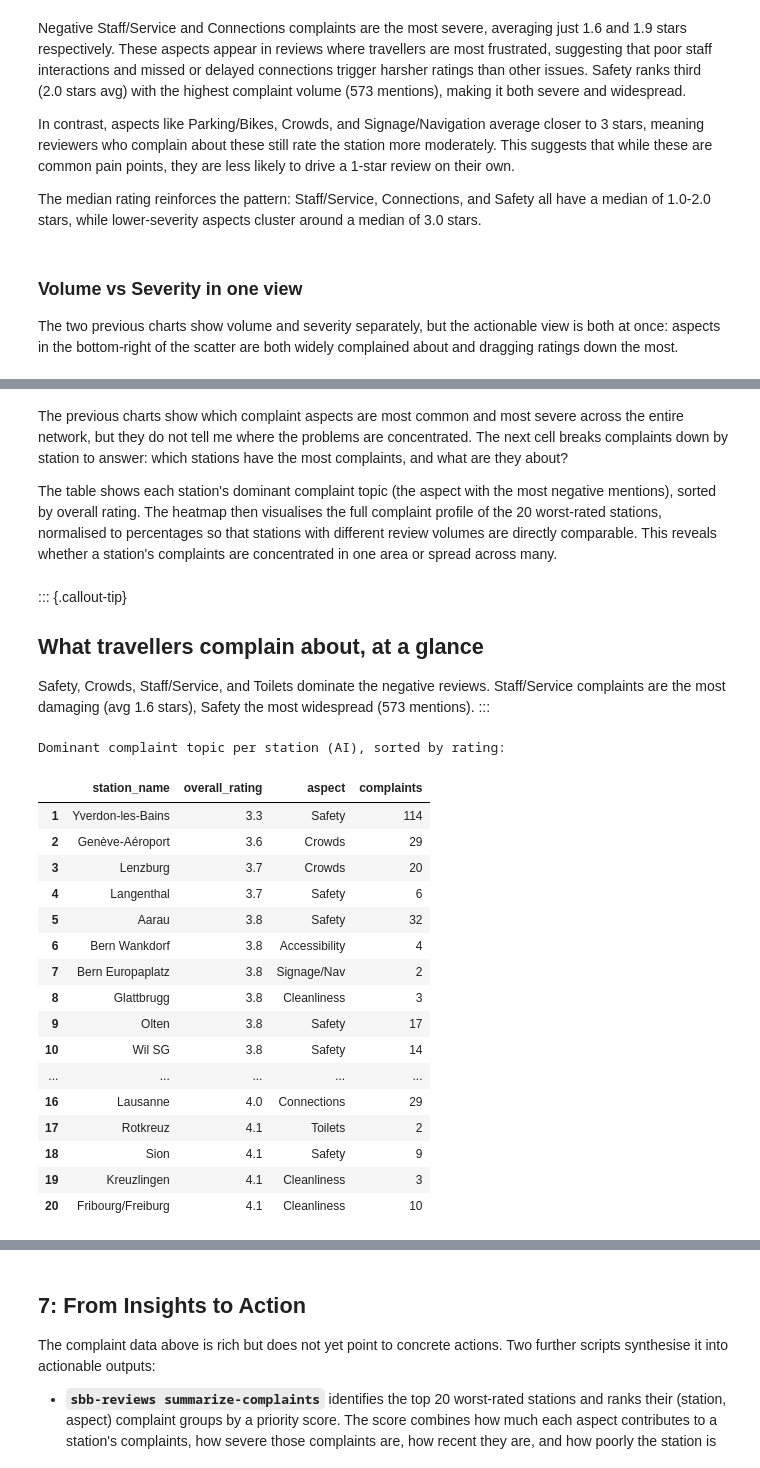
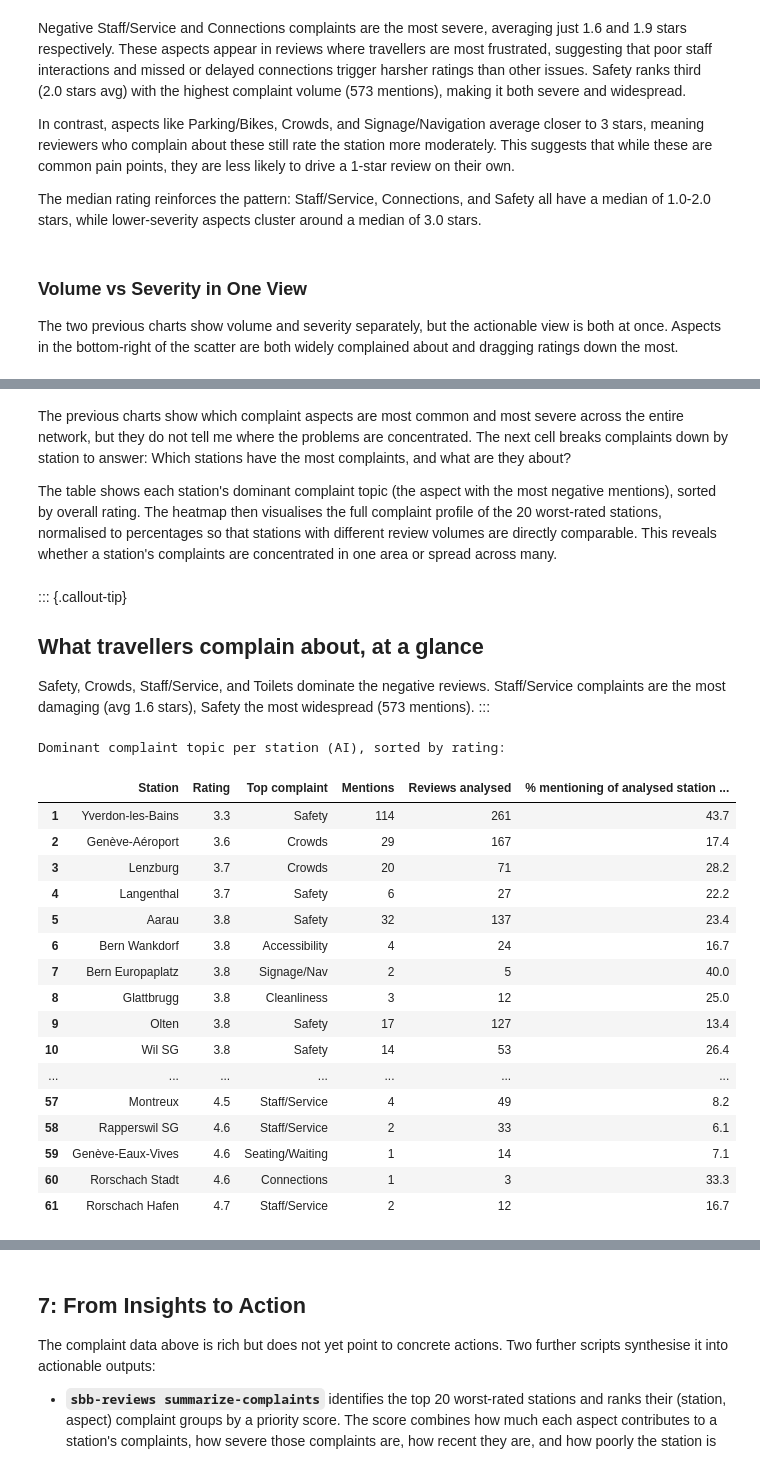
Before and after one commit to miniatureseal/sbb-train-station-analysis, a Jupyter notebook: notebooks/station_reviews.ipynb, the cells around one changed output, grey strips where cells are left out. Cells and saved outputs as stored; diff of their text form; code cells hidden in the pictures.

```diff
--- a/notebooks/station_reviews.ipynb
+++ b/notebooks/station_reviews.ipynb
@@ -1148,7 +1136,7 @@ if 'ai' in dir() and len(ai):
         x='aspect', y='avg_rating',
         color='avg_rating',
         color_continuous_scale='RdYlGn',
-        title='Aspect severity: average review rating per negative aspect',
+        title='Aspect Severity: Average Review Rating per Negative Aspect',
         labels={'avg_rating': 'Avg rating of reviews', 'aspect': ''},
         text='label',
     )
@@ -1188,9 +1176,9 @@ This suggests that while these are common pain points, they are less likely to d
 The median rating reinforces the pattern: Staff/Service, Connections, and Safety all have a median of 1.0-2.0 stars,
 while lower-severity aspects cluster around a median of 3.0 stars.
 # %% [markdown]
-### Volume vs Severity in one view
+### Volume vs Severity in One View
 
-The two previous charts show volume and severity separately, but the actionable view is both at once: aspects in the bottom-right of the scatter are both widely complained about and dragging ratings down the most.
+The two previous charts show volume and severity separately, but the actionable view is both at once. Aspects in the bottom-right of the scatter are both widely complained about and dragging ratings down the most.
 # %%
 #| label: fig-volume-severity
 #| fig-cap: "Volume vs severity per aspect. Bottom-right = widespread and severe."
@@ -1217,7 +1205,7 @@ if 'ai' in dir() and len(ai):
 # %% [output]
 [interactive output not drawn]
 # %% [markdown]
-The previous charts show which complaint aspects are most common and most severe across the entire network, but they do not tell me where the problems are concentrated. The next cell breaks complaints down by station to answer: which stations have the most complaints, and what are they about?
+The previous charts show which complaint aspects are most common and most severe across the entire network, but they do not tell me where the problems are concentrated. The next cell breaks complaints down by station to answer: Which stations have the most complaints, and what are they about?
 
 The table shows each station's dominant complaint topic (the aspect with the most negative mentions), sorted by overall rating. The heatmap then visualises the full complaint profile of the 20 worst-rated stations, normalised to percentages so that stations with different review volumes are directly comparable. This reveals whether a station's complaints are concentrated in one area or spread across many.
 # %% [markdown]
@@ -1227,7 +1215,7 @@ Safety, Crowds, Staff/Service, and Toilets dominate the negative reviews. Staff/
 :::
 # %%
 #| label: fig-station-heatmap
-#| fig-cap: "Per-station complaint profile, top 20 worst-rated stations."
+#| fig-cap: "Per-station complaint profile: the 20 worst-rated stations × aspect, normalised to percentages so stations with different review volumes are comparable."
 # Per-station complaint summary (AI)
 if 'ai' in dir() and len(ai):
     neg = ai[ai['sentiment'] == 'negative'].copy()
@@ -1237,15 +1225,28 @@ if 'ai' in dir() and len(ai):
     keep_aspects = aspect_totals[aspect_totals >= MIN_COMPLAINTS_PER_ASPECT].index
     neg = neg[neg['aspect'].isin(keep_aspects)]
 
+    # Number of unique reviews analysed per station (denominator for %)
+    reviews_analysed = (
+        ai.drop_duplicates(['station_name', 'date_estimated', 'text'])
+        .groupby('station_name')
+        .size()
+        .rename('reviews_analysed')
+    )
+
     station_aspect = (
         neg.groupby(['station_name', 'aspect'])
         .size()
         .reset_index(name='complaints')
     )
 
-    # Add station rating
+    # Attach station rating + total reviews analysed
     stn_ratings = done.drop_duplicates('name')[['name', 'overall_rating']]
-    station_aspect = station_aspect.merge(stn_ratings, left_on='station_name', right_on='name', how='left').drop(columns='name')
+    station_aspect = (
+        station_aspect
+        .merge(stn_ratings, left_on='station_name', right_on='name', how='left')
+        .drop(columns='name')
+        .merge(reviews_analysed, on='station_name', how='left')
+    )
 
     # Dominant complaint per station, sorted by rating ascending (worst first)
     dominant = (
@@ -1255,53 +1256,59 @@ if 'ai' in dir() and len(ai):
         .sort_values('overall_rating', ascending=True)
         .reset_index(drop=True)
     )
+    dominant['pct_mentioning'] = (dominant['complaints'] / dominant['reviews_analysed'] * 100).round(1)
     dominant.index += 1
-    print("Dominant complaint topic per station (AI), sorted by rating:")
-    display(dominant[['station_name','overall_rating','aspect','complaints']].head(20))
 
-    # Heatmap: station × aspect complaint profile (top 20 worst-rated)
+    table = dominant[['station_name', 'overall_rating', 'aspect', 'complaints', 'reviews_analysed', 'pct_mentioning']].copy()
+    table.columns = ['Station', 'Rating', 'Top complaint', 'Mentions', 'Reviews analysed', '% mentioning of analysed station reviews']
+
+    print('Dominant complaint topic per station (AI), sorted by rating:')
+    with pd.option_context('display.max_rows', None):
+        display(table)
+
+    # Heatmap: station × aspect complaint profile (top 20 worst-rated only)
     top20 = dominant.head(20)['station_name'].tolist()
     pivot = (
         station_aspect[station_aspect['station_name'].isin(top20)]
         .pivot(index='station_name', columns='aspect', values='complaints')
         .fillna(0)
         .astype(int)
     )
     # Sort heatmap rows by rating ascending
     rating_order = dominant[dominant['station_name'].isin(top20)].set_index('station_name')['overall_rating']
     pivot = pivot.loc[rating_order.sort_values().index]
 
     # Normalize to percentages (row-wise)
     pivot = pivot.div(pivot.sum(axis=1), axis=0) * 100
 
     fig = px.imshow(
         pivot,
         color_continuous_scale='Reds',
         title='Complaint profile: Top 20 worst-rated stations (% of complaints per aspect)',
         labels={'color': '% of complaints'},
         aspect='auto',
         height=600,
         text_auto='.0f',
     )
     fig.show()
 # %% [output]
 Dominant complaint topic per station (AI), sorted by rating:
-|  | station_name | overall_rating | aspect | complaints |
-| 1 | Yverdon-les-Bains | 3.3 | Safety | 114 |
-| 2 | Genève-Aéroport | 3.6 | Crowds | 29 |
-| 3 | Lenzburg | 3.7 | Crowds | 20 |
-| 4 | Langenthal | 3.7 | Safety | 6 |
-| 5 | Aarau | 3.8 | Safety | 32 |
-| 6 | Bern Wankdorf | 3.8 | Accessibility | 4 |
-| 7 | Bern Europaplatz | 3.8 | Signage/Nav | 2 |
-| 8 | Glattbrugg | 3.8 | Cleanliness | 3 |
-| 9 | Olten | 3.8 | Safety | 17 |
-| 10 | Wil SG | 3.8 | Safety | 14 |
-| ... | ... | ... | ... | ... |
-| 16 | Lausanne | 4.0 | Connections | 29 |
-| 17 | Rotkreuz | 4.1 | Toilets | 2 |
-| 18 | Sion | 4.1 | Safety | 9 |
-| 19 | Kreuzlingen | 4.1 | Cleanliness | 3 |
-| 20 | Fribourg/Freiburg | 4.1 | Cleanliness | 10 |
+|  | Station | Rating | Top complaint | Mentions | Reviews analysed | % mentioning of analysed station ... |
+| 1 | Yverdon-les-Bains | 3.3 | Safety | 114 | 261 | 43.7 |
+| 2 | Genève-Aéroport | 3.6 | Crowds | 29 | 167 | 17.4 |
+| 3 | Lenzburg | 3.7 | Crowds | 20 | 71 | 28.2 |
+| 4 | Langenthal | 3.7 | Safety | 6 | 27 | 22.2 |
+| 5 | Aarau | 3.8 | Safety | 32 | 137 | 23.4 |
+| 6 | Bern Wankdorf | 3.8 | Accessibility | 4 | 24 | 16.7 |
+| 7 | Bern Europaplatz | 3.8 | Signage/Nav | 2 | 5 | 40.0 |
+| 8 | Glattbrugg | 3.8 | Cleanliness | 3 | 12 | 25.0 |
+| 9 | Olten | 3.8 | Safety | 17 | 127 | 13.4 |
+| 10 | Wil SG | 3.8 | Safety | 14 | 53 | 26.4 |
+| ... | ... | ... | ... | ... | ... | ... |
+| 57 | Montreux | 4.5 | Staff/Service | 4 | 49 | 8.2 |
+| 58 | Rapperswil SG | 4.6 | Staff/Service | 2 | 33 | 6.1 |
+| 59 | Genève-Eaux-Vives | 4.6 | Seating/Waiting | 1 | 14 | 7.1 |
+| 60 | Rorschach Stadt | 4.6 | Connections | 1 | 3 | 33.3 |
+| 61 | Rorschach Hafen | 4.7 | Staff/Service | 2 | 12 | 16.7 |
 [interactive output not drawn]
 # %% [markdown]
```
Also changed, not shown: parts of 37 cells of this notebook.
